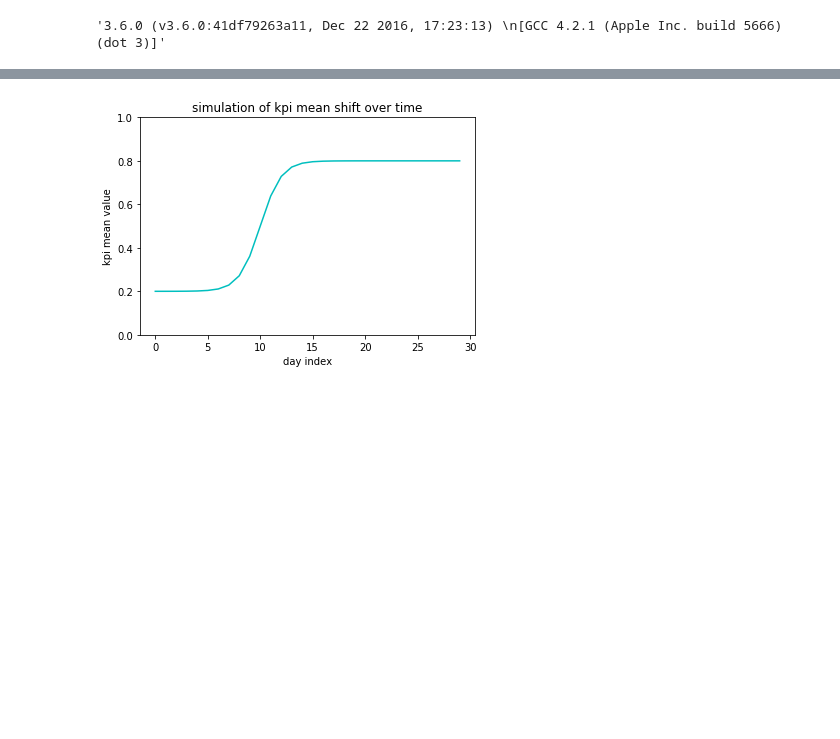
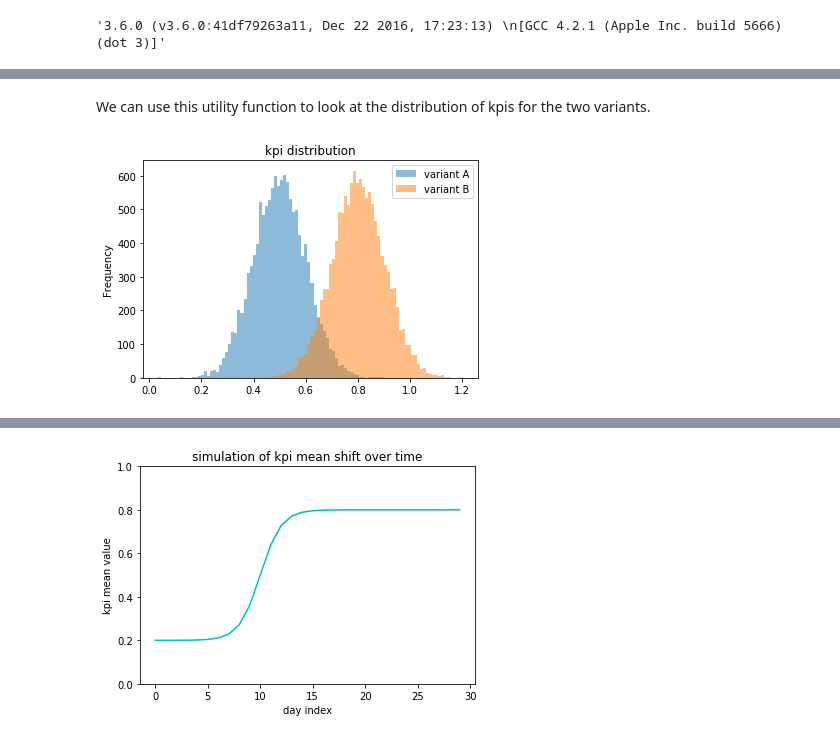
Before and after one commit to shansfolder/AB-Test-Rampup-Analysis, a Jupyter notebook: Ramp-up-Simulation.ipynb, the cells around one changed output, grey strips where cells are left out. Drawn from its saved outputs; the diff is of its cells as text; code cells hidden in the pictures; blank space fills up the shorter version.

```diff
--- a/Ramp-up-Simulation.ipynb
+++ b/Ramp-up-Simulation.ipynb
@@ -7,0 +106,12 @@ sys.version
+# %%
+def to_KPI_per_variant(df):
+    kpi_A = df[df.variant == "A"]["normal_shifted"]
+    kpi_B = df[df.variant == "B"]["normal_shifted"]
+    return pd.concat([kpi_A, kpi_B], axis=1, keys=['variant A', 'variant B'])
+# %% [markdown]
+We can use this utility function to look at the distribution of kpis for the two variants.
+# %%
+to_KPI_per_variant(data).plot.hist(alpha=0.5, bins=100, title="kpi distribution")
+plt.show()
+# %% [output]
+[figure, added]
```
Also changed, not shown: parts of 23 cells of this notebook.
